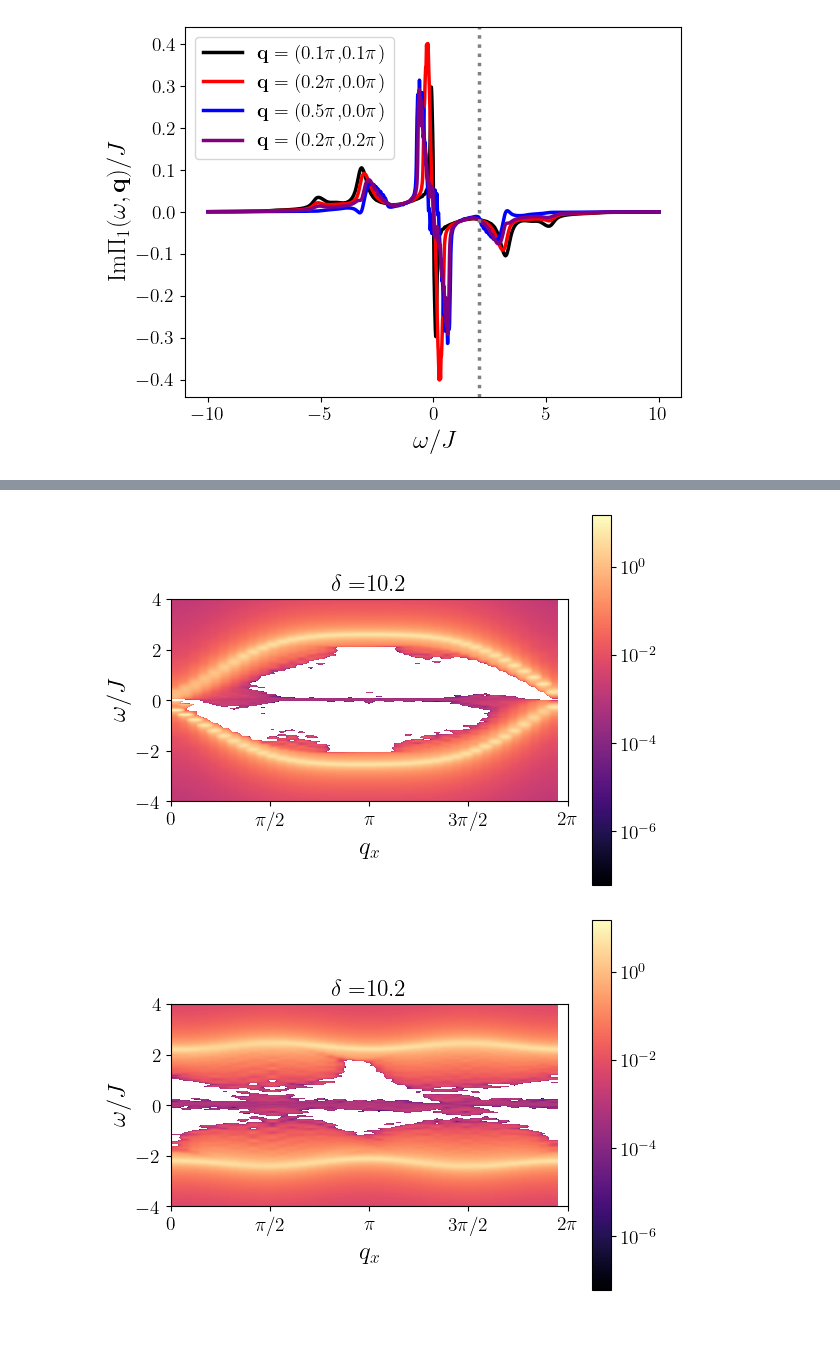
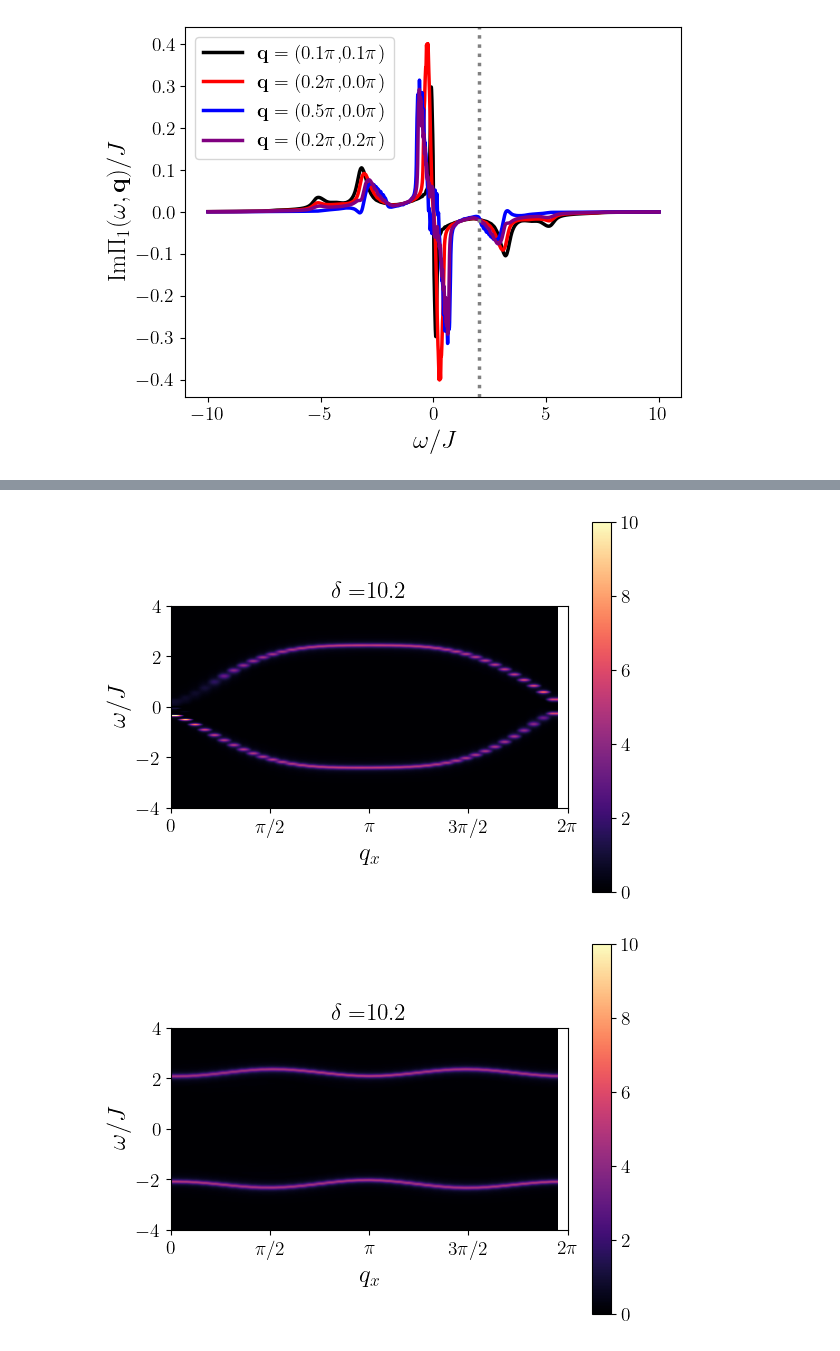
Before and after one commit to j-curtis/holes_and_magnons, a Jupyter notebook: Magnon_RPA_plots.ipynb, the cells around one changed output, grey strips where cells are left out. Cells and saved outputs as stored; diff of their text form; code cells hidden in the pictures.

```diff
--- a/Magnon_RPA_plots.ipynb
+++ b/Magnon_RPA_plots.ipynb
@@ -64,7 +64,7 @@ plt.show()
 ## Set parameters and computing doping
 # %%
 T = 0.11*rpa.t ### temperature
-U = 10.*rpa.t ### Hubbard U (used to compute J)
+U = 8.*rpa.t ### Hubbard U (used to compute J)
 J = 4.*rpa.t**2/U ### Superexchange J
 #mu = -3.*rpa.t ### Chemical potential (controls doping)
 mu = -1.62*rpa.t
@@ -180,29 +185,30 @@ plt.show()
 # %%
-scale = mclr.LogNorm()
+#scale = mclr.LogNorm()
+scale = mclr.Normalize(0.,10.)
 
 plt.imshow(np.transpose(spectrum[:,0,:]),origin='lower',extent=[kxs[0],kxs[-1],ws[0]/J,ws[-1]/J],cmap='magma',aspect=.4,norm=scale)
 plt.ylabel(r'$\omega/J$')
 plt.ylim(-4,4)
 plt.xlabel(r'$q_x$')
 plt.xticks([0,np.pi/2.,np.pi,3.*np.pi/2.,2.*np.pi],[r'0',r'$\pi/2$',r'$\pi$',r'$3\pi/2$',r'$2\pi$'])
 plt.colorbar()
 plt.title(r'$\delta = $'+"{:0.1%}".format(delta))
 if saveFigs: plt.savefig(figDirectory+"/Magnon_spectrum.pdf",bbox_inches='tight')
 plt.show()
 
 
 plt.imshow(np.transpose(spectrum[:,10,:]),origin='lower',extent=[kxs[0],kxs[-1],ws[0]/J,ws[-1]/J],cmap='magma',aspect=.4,norm=scale)
 plt.ylabel(r'$\omega/J$')
 plt.ylim(-4,4)
 plt.xlabel(r'$q_x$')
 plt.xticks([0,np.pi/2.,np.pi,3.*np.pi/2.,2.*np.pi],[r'0',r'$\pi/2$',r'$\pi$',r'$3\pi/2$',r'$2\pi$'])
 plt.colorbar()
 plt.title(r'$\delta = $'+"{:0.1%}".format(delta))
 if saveFigs: plt.savefig(figDirectory+"/Magnon_spectrum.pdf",bbox_inches='tight')
 plt.show()
 # %% [output]
-[figure, old version]
+[figure, new version]
-[figure, old version]
+[figure, new version]
 # %%
 plt.plot(sum_rule[:,0],'.')
 plt.axhline(1.,linestyle='solid',color='gray')
```
Also changed, not shown: parts of 5 cells of this notebook, 2 other files.
